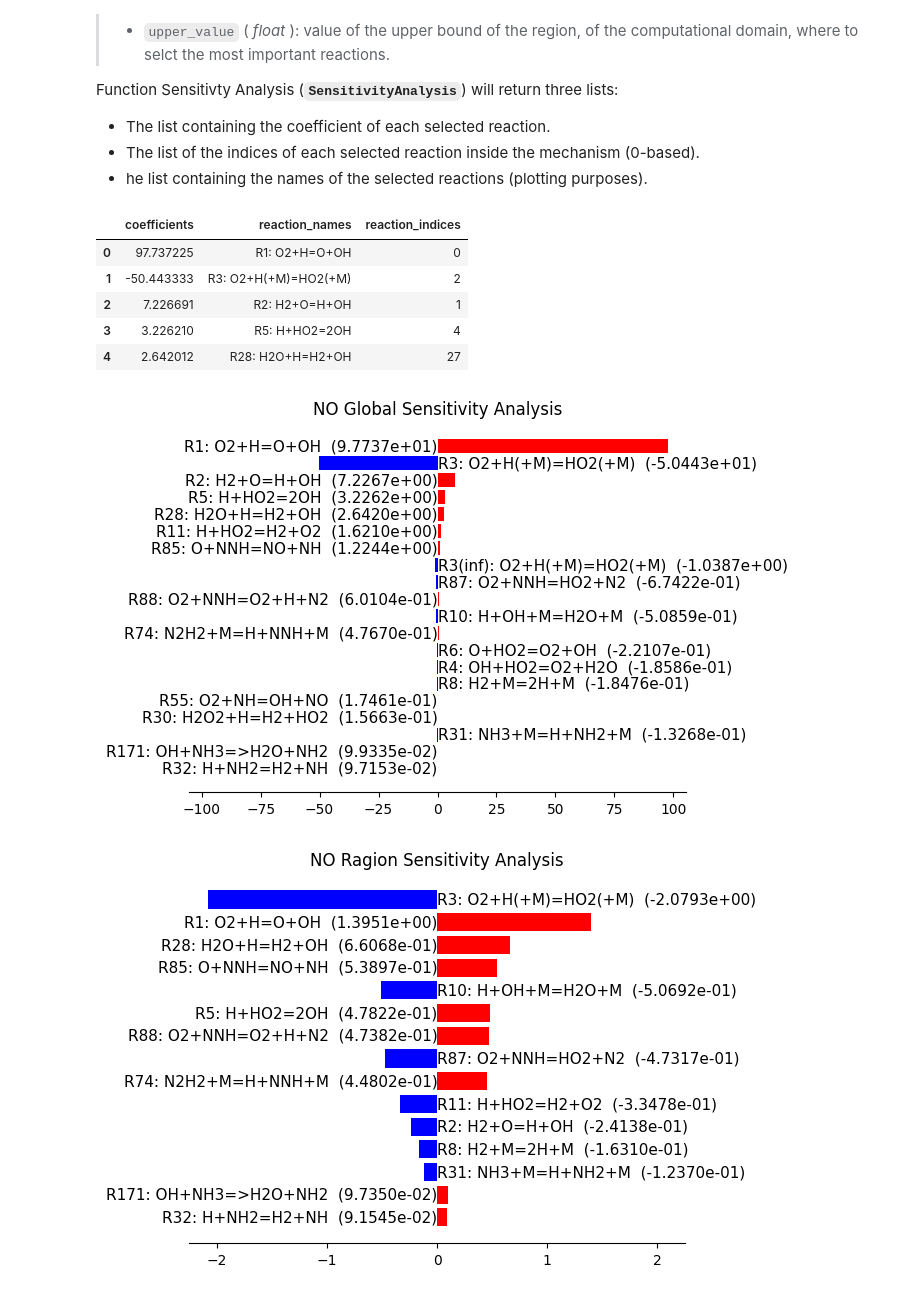
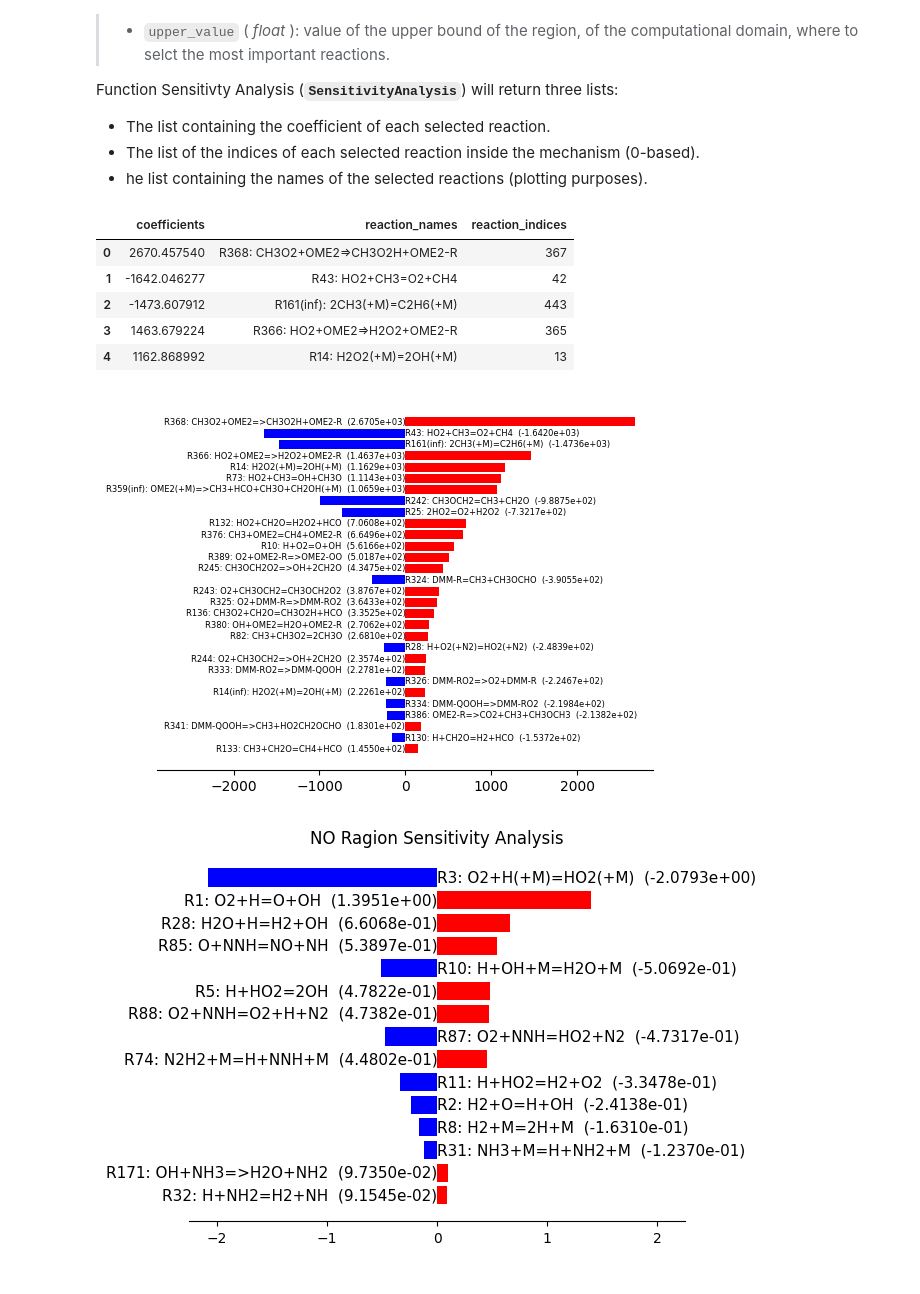
Before and after one commit to tdinelli/pySMOKEPostProcessor, a Jupyter notebook: examples/notebooks/Sensitivity Analysis.ipynb, the cells around one changed output. Drawn from its saved outputs; the diff is of its cells as text; code cells hidden in the pictures.

```diff
--- a/examples/notebooks/Sensitivity Analysis.ipynb
+++ b/examples/notebooks/Sensitivity Analysis.ipynb
@@ -40,16 +40,17 @@ Function Sensitivty Analysis (**`SensitivityAnalysis`**) will return three lists
 - he list containing the names of the selected reactions (plotting purposes).
 # %%
 
-kineticFolder = os.path.join("..", "data", "Sensitivity", "kinetics")
-resultsFolder = os.path.join("..", "data", "Sensitivity", "Output")
+kineticFolder = "/Users/tdinelli/Desktop/OME2-Converge/mechanisms/redux/kinetics/"
+resultsFolder = "/Users/tdinelli/Desktop/OME2-Converge/data/OME2/IDT/ST/CAI/10_1/SENSI/"
 
 pp = PostProcessor(kineticFolder, resultsFolder)
 
-species = "NO"
+species = "OH"
 
 sens_results = pp.SensitivityAnalysis(target=species,
                                       sensitivity_type="global",
-                                      number_of_reactions=20,
+                                      local_value=1e3*1e-6,
+                                      number_of_reactions=30,
                                       ordering_type="peak-values",
                                       normalization_type="local")
 
@@ -57,17 +58,16 @@ df = pd.DataFrame(sens_results)
 df.head()
 # %% [output]
 |  | coefficients | reaction_names | reaction_indices |
-| 0 | 97.737225 | R1: O2+H=O+OH | 0 |
-| 1 | -50.443333 | R3: O2+H(+M)=HO2(+M) | 2 |
-| 2 | 7.226691 | R2: H2+O=H+OH | 1 |
-| 3 | 3.226210 | R5: H+HO2=2OH | 4 |
-| 4 | 2.642012 | R28: H2O+H=H2+OH | 27 |
+| 0 | 2670.457540 | R368: CH3O2+OME2=>CH3O2H+OME2-R | 367 |
+| 1 | -1642.046277 | R43: HO2+CH3=O2+CH4 | 42 |
+| 2 | -1473.607912 | R161(inf): 2CH3(+M)=C2H6(+M) | 443 |
+| 3 | 1463.679224 | R366: HO2+OME2=>H2O2+OME2-R | 365 |
+| 4 | 1162.868992 | R14: H2O2(+M)=2OH(+M) | 13 |
 # %%
 fig, ax = plot_bars(df)
-ax.set_title("NO Global Sensitivity Analysis")
 plt.show()
 # %% [output]
-[figure, old version]
+[figure, new version]
 # %%
 # REGION
 upper = 0.0005
```
Also changed, not shown: 23 other files.
